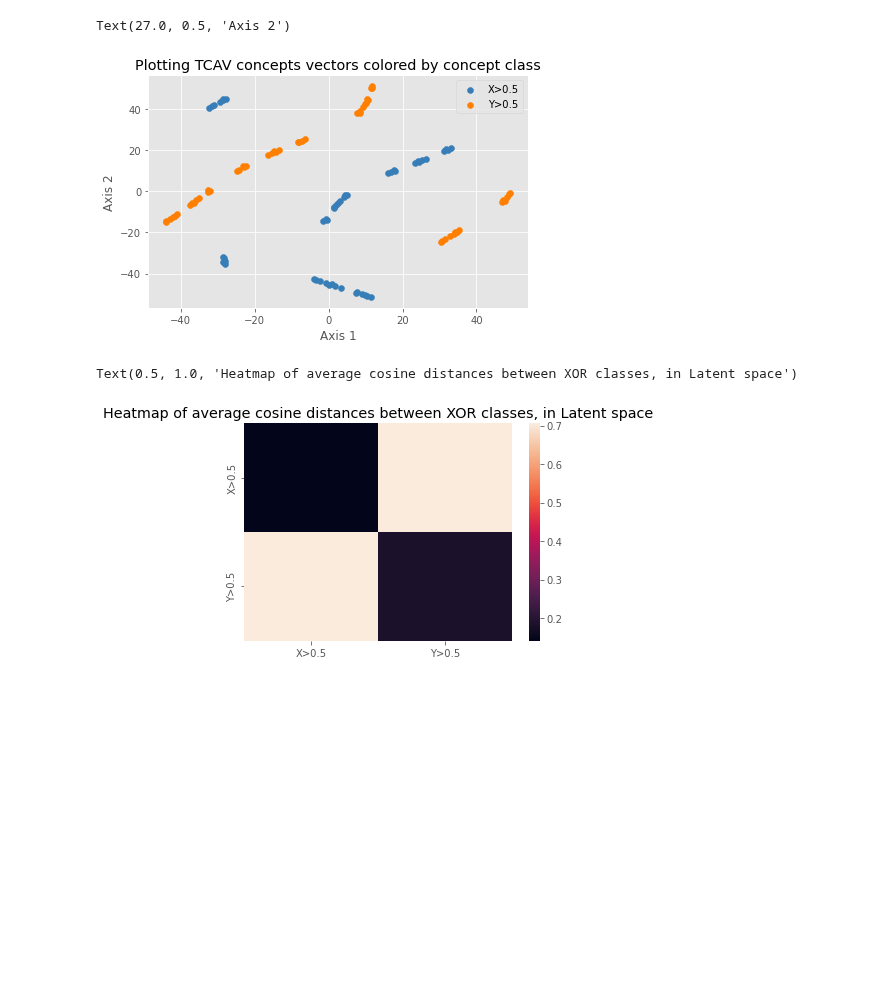
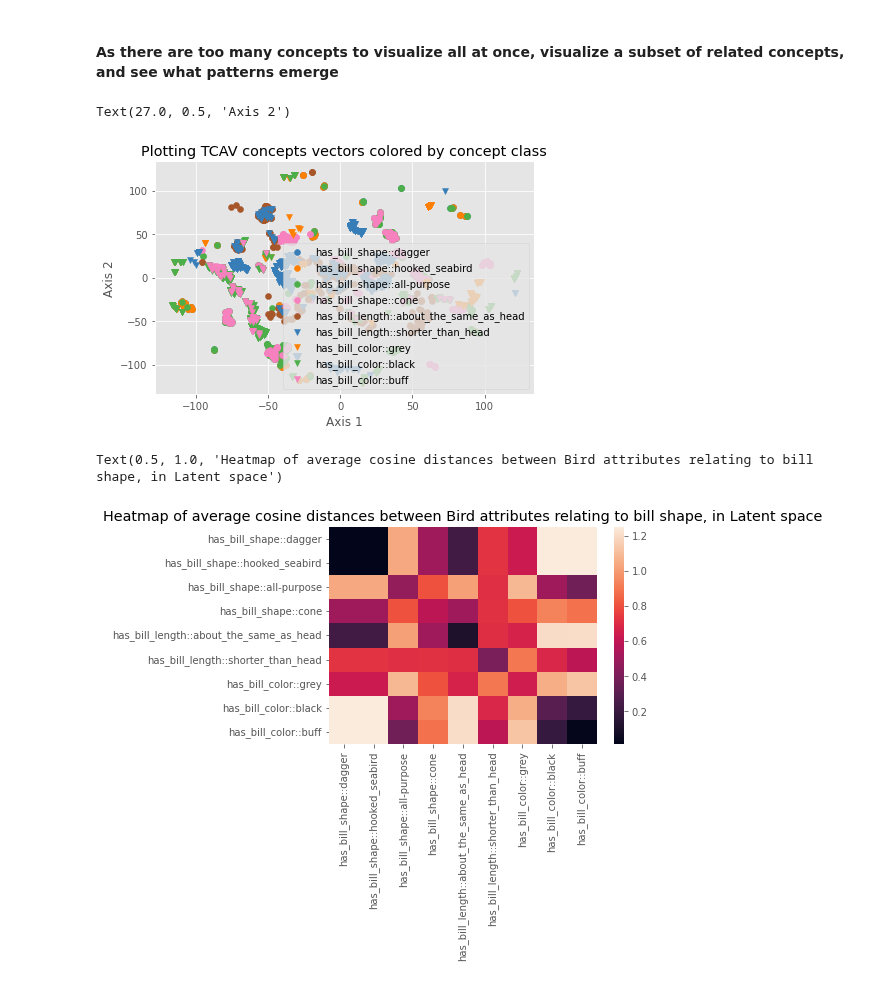
Before and after one commit to naveenr414/Concept-Learning, a Jupyter notebook: scripts/Concept Exploration Birds.ipynb, the cells around one changed output. Saved outputs shown, nothing was run; the diff lists cells and outputs as text; code cells hidden in the pictures; blank space fills up the shorter version.

Commit message:
Analyzed CEM embeddings for birds dataset

```diff
--- a/scripts/Concept Exploration Birds.ipynb
+++ b/scripts/Concept Exploration Birds.ipynb
@@ -22 +20,3 @@ To enable them in other operations, rebuild TensorFlow with the appropriate comp
+# %%
+cub_attributes = get_cub_attributes()
 # %% [markdown]
@@ -26,27 +25,33 @@ concepts = ["X>0.5","Y>0.5"]
 concept_vectors = []
 concept_metadata = []
 # %%
-for i in range(len(concepts)):
-    cem_vectors = list(load_cem_vectors("xor",i))
+for i in range(len(cub_attributes)):
+    cem_vectors = list(load_cem_vectors("cub",i))
     concept_vectors+=cem_vectors
-    concept_metadata+=[{'concept': concepts[i]} for j in range(len(cem_vectors))]
+    concept_metadata+=[{'concept': cub_attributes[i]} for j in range(len(cem_vectors))]
 concept_vectors = np.array(concept_vectors)
 # %%
 label_by_concept = [i['concept'] for i in concept_metadata]
+# %% [markdown]
+#### As there are too many concepts to visualize all at once, visualize a subset of related concepts, and see what patterns emerge
+# %%
+filter_only_bill_shape = lambda label: 'bill' in label
 # %%
-plt.title("Plotting TCAV concepts vectors colored by concept class")
+plt.title("Plotting CEM concepts vectors colored by concept")
 plt.tight_layout()
-plot_tsne(concept_vectors,label_by_concept)
+plot_tsne(concept_vectors,label_by_concept,filter_labels=filter_only_bill_shape)
 plt.xlabel("Axis 1")
 plt.ylabel("Axis 2")
 # %% [output]
 Text(27.0, 0.5, 'Axis 2')
-[figure, old version]
+[figure, new version]
+# %%
+bill_shape_concepts, bill_shape_labels = filter_data_labels(concept_vectors,label_by_concept,filter_only_bill_shape)
 # %%
-cosine_by_class_raw = find_average_distances(concept_vectors,encode_list(label_by_concept),cosine_metric=True)
-sns.heatmap(cosine_by_class_raw,xticklabels=find_unique_in_order(label_by_concept),
-            yticklabels=find_unique_in_order(label_by_concept))
-plt.title("Heatmap of average cosine distances between XOR classes, in Latent space")
+cosine_by_class_raw = find_average_distances(bill_shape_concepts,encode_list(bill_shape_labels),cosine_metric=True)
+sns.heatmap(cosine_by_class_raw,xticklabels=find_unique_in_order(bill_shape_labels),
+            yticklabels=find_unique_in_order(bill_shape_labels))
+plt.title("Heatmap of average cosine distances between Bird attributes relating to bill shape, in Latent space")
 # %% [output]
-Text(0.5, 1.0, 'Heatmap of average cosine distances between XOR classes, in Latent space')
+Text(0.5, 1.0, 'Heatmap of average cosine distances between Bird attributes relating to bill shape, in Latent space')
-[figure, old version]
+[figure, new version]
```
Also changed, not shown: parts of 3 cells of this notebook, 3 other files.
